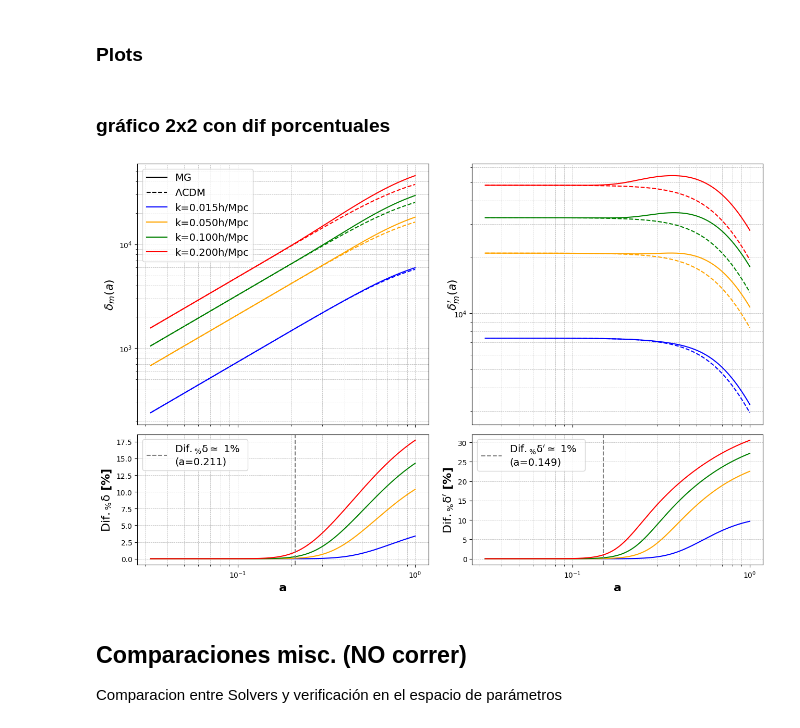
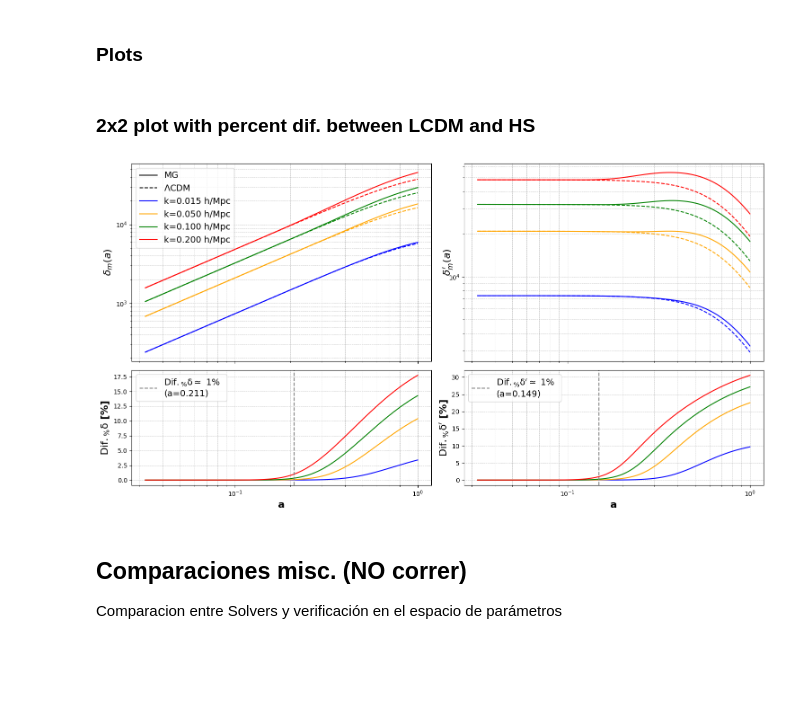
Before and after one commit to PedroRozin/Initial-Conditions-of-the-Matter-Perturbation-Equation-with-Neural-Networks, a Jupyter notebook: notebooks/fsigma8_MG.ipynb, the cells around one changed output. Cells and saved outputs as stored; diff of their text form; code cells hidden in the pictures; blank space fills up the shorter version.

```diff
--- a/notebooks/fsigma8_MG.ipynb
+++ b/notebooks/fsigma8_MG.ipynb
@@ -130,7 +194,7 @@ z_mg ini: 30.00, z_mg fin: 0.00
 # %% [markdown]
 ### Plots
 # %% [markdown]
-### gráfico 2x2 con dif porcentuales
+###  2x2 plot with percent dif. between LCDM and HS
 # %%
 from matplotlib.lines import Line2D
 
@@ -150,9 +214,8 @@ line_style_elements2 = [
 ]
 color_elements =[]
 #plot 3 delta_mg vs a_mg for 3 different ks
-fig, axs = plt.subplots(2, 2, figsize=(15, 10),
-                        gridspec_kw={'height_ratios': [2, 1], 'hspace': 0.05, 'wspace': 0.15},
-                        sharex='col')
+fig, axs = plt.subplots(nrows=2, ncols=2, figsize=(15, 8), sharex='col',
+                        gridspec_kw={'height_ratios': [3, 1.75]})
 for i, k in enumerate(k_thresholds):
 	idx = np.argmin(np.abs(mis_ks - k))
 	dif_deltas = ft.percent_diff_vs_class(a_mg, delta_mg[idx, :], a_LCDM, delta_LCDM[idx, :])
@@ -165,7 +228,7 @@ for i, k in enumerate(k_thresholds):
 	axs[1,1].plot(a_mg, dif_deltas_p, '-', color = colors[i % len(colors)])
 	color = colors[i % len(colors)]
 	color_elements.append(
-	Line2D([0], [0], color=color, linestyle='-', label=f'k={mis_ks[idx]*h:.3f}h/Mpc')
+	Line2D([0], [0], color=color, linestyle='-', label=f'k={mis_ks[idx]*h:.3f} h/Mpc')
     )
 
 #a_i donde la diferencia comienza a ser > 1%
@@ -195,34 +258,34 @@ axs[0,0].legend(handles=line_style_elements + color_elements , fontsize = 14)
 axs[1,0].legend(handles=lines_elements1, fontsize = 14)
 axs[1,1].legend(handles=lines_elements2, fontsize = 14)
 # axs[0,1].legend(handles=line_style_elements2 + color_elements + lines_elements2)
 axs[0,0].grid(True, which='both', linestyle='--', linewidth=.5)
 axs[0,1].grid(True, which = 'both', linestyle = '--', linewidth = .5)
 axs[1,0].grid(True, which='both', linestyle='--', linewidth=.5)
 axs[1,1].grid(True, which = 'both', linestyle = '--', linewidth = .5)
 # axs[0].legend()
 # axs[1].legend()
 axs[0,0].set_xscale('log')
 axs[1,0].set_xscale('log')
 axs[1,1].set_xscale('log')
 axs[0,0].set_yscale('log')
 axs[0,1].set_yscale('log')
 # axs[1,0].set_yscale('log')
 axs[0,1].set_yscale('log')
 # axs[1,1].set_yscale('log')
 #all scales log
 plt.subplots_adjust(left=0.1)  # Ajusta el margen izquierdo
 axs[1,0].set_xlabel('a', fontsize=16, fontweight='bold')
 axs[1,1].set_xlabel('a', fontsize=16, fontweight='bold')
 axs[0,0].set_ylabel('$\delta_m(a)$', fontsize=16, fontweight='bold')
 axs[0,1].set_ylabel("$\delta_m'(a)$", fontsize=16, fontweight='bold', labelpad=-10)
 axs[1,0].set_ylabel(r'$\mathrm{Dif._\% \delta}$ [%]', fontsize=16, fontweight='bold')
 axs[1,1].set_ylabel(r'$\mathrm{Dif._\% \delta^\prime}$ [%]', fontsize=16, fontweight='bold')
 # axs[0].set_title('Matter density contrast δ_mg(a) for different k modes')
 # axs[1].set_title('Matter density contrast δ_LCDM(a) for different k modes')
 plt.tight_layout()
 plt.show()
 # %% [output]
-[figure, old version]
+[figure, new version]
 # %% [markdown]
 ## Comparaciones misc. (NO correr)
 Comparacion entre Solvers y verificación en el espacio de parámetros
```
Also changed, not shown: parts of 15 cells of this notebook, 8 other files.
